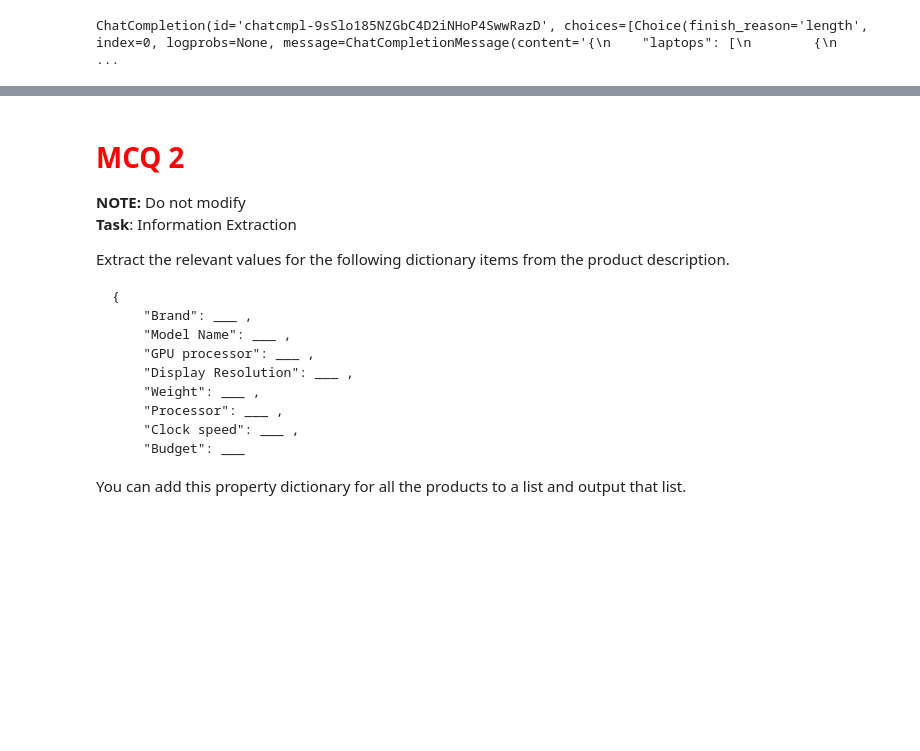
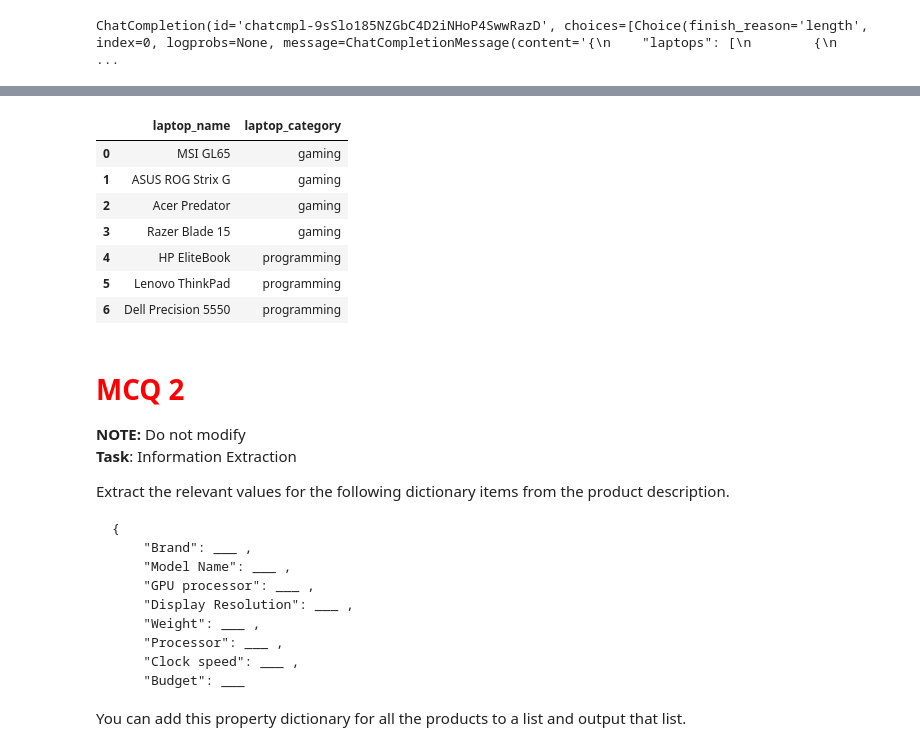
Before and after one commit to vishwjeetgithub/OpenAI, a Jupyter notebook: Working_with_OpenAI_APIs_Comprehension_Qs_Starter_Notebook.ipynb, the cells around one changed output, grey strips where cells are left out. Cells and saved outputs as stored; diff of their text form; code cells hidden in the pictures; blank space fills up the shorter version.

```diff
--- a/Working_with_OpenAI_APIs_Comprehension_Qs_Starter_Notebook.ipynb
+++ b/Working_with_OpenAI_APIs_Comprehension_Qs_Starter_Notebook.ipynb
@@ -303,0 +352,5 @@ ChatCompletion(id='chatcmpl-9sSlo185NZGbC4D2iNHoP4SwwRazD', choices=[Choice(fini
+# %%
+gaming_cat = ['gaming']*len(laptop_json['gaming_laptops'])
+programing_cat = ['programming']* len(laptop_json['programming_laptops'])
+# %%
+laptop_cat_dict = {'laptop_name':laptop_json['gaming_laptops'],'laptop_category':gaming_cat}
@@ -303,0 +365,2 @@ ChatCompletion(id='chatcmpl-9sSlo185NZGbC4D2iNHoP4SwwRazD', choices=[Choice(fini
+# %%
+final_df = pd.DataFrame(laptop_cat_dict)
@@ -304,3 +375,16 @@ ChatCompletion(id='chatcmpl-9sSlo185NZGbC4D2iNHoP4SwwRazD', choices=[Choice(fini
+# %%
+laptop_cat_dict = pd.DataFrame({'laptop_name':laptop_json['programming_laptops'],'laptop_category':programing_cat})
+# %%
+pd.concat([final_df,pd.DataFrame(laptop_cat_dict)], ignore_index=True)
+# %% [output]
+|  | laptop_name | laptop_category |
+| 0 | MSI GL65 | gaming |
+| 1 | ASUS ROG Strix G | gaming |
+| 2 | Acer Predator | gaming |
+| 3 | Razer Blade 15 | gaming |
+| 4 | HP EliteBook | programming |
+| 5 | Lenovo ThinkPad | programming |
+| 6 | Dell Precision 5550 | programming |
 # %% [markdown]
 # <font color='RED' >MCQ 2
 **NOTE:** Do not modify</font>
```
Also changed, not shown: parts of 10 cells of this notebook.
